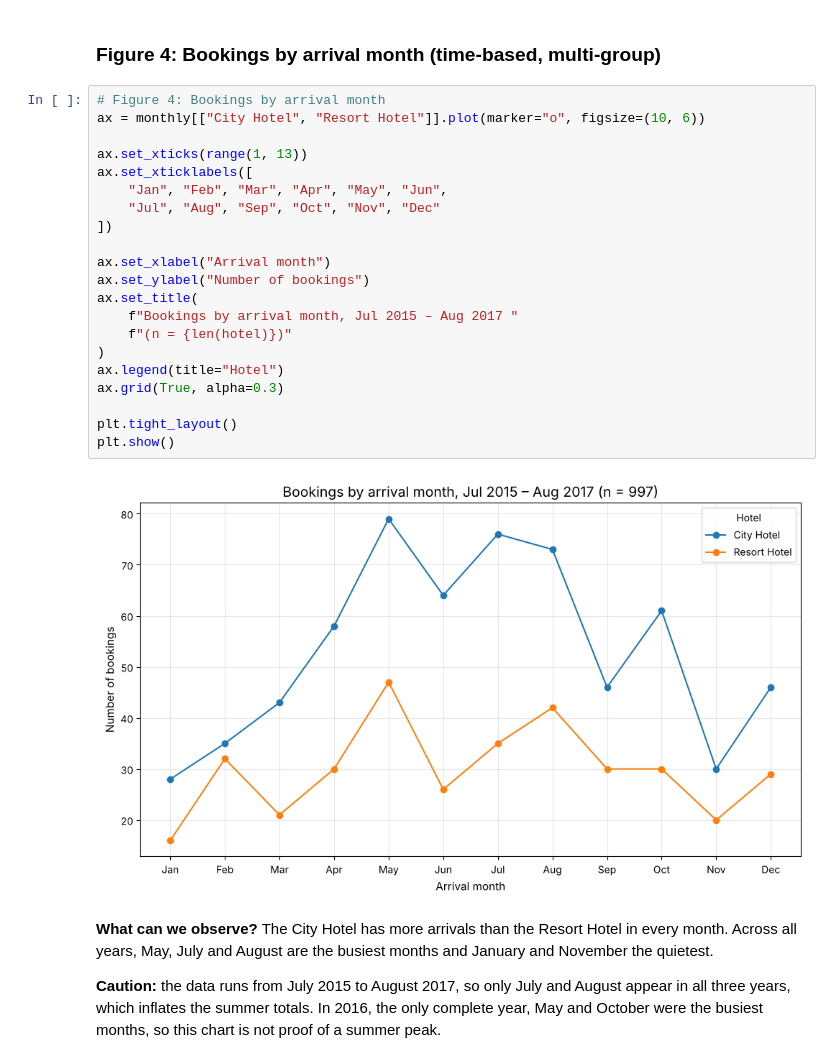
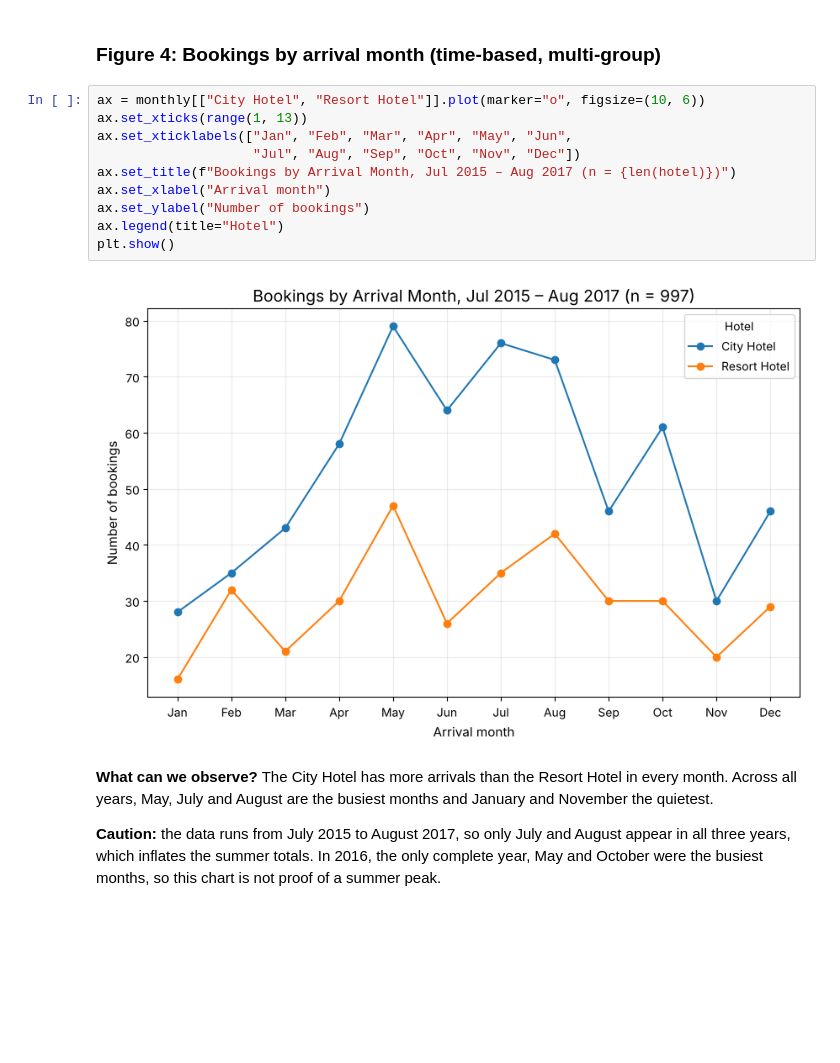
Before and after one commit to Acidburn07/hotel-booking-data-analysis, a Jupyter notebook: notebooks/Hotel_Booking_Final_Project.ipynb, the cells around one changed output. Saved outputs shown, nothing was run; the diff lists cells and outputs as text; blank space fills up the shorter version.

```diff
--- a/notebooks/Hotel_Booking_Final_Project.ipynb
+++ b/notebooks/Hotel_Booking_Final_Project.ipynb
@@ -692,28 +687,17 @@ plt.show()
 # %% [markdown]
 ### Figure 4: Bookings by arrival month (time-based, multi-group)
 # %%
-# Figure 4: Bookings by arrival month
 ax = monthly[["City Hotel", "Resort Hotel"]].plot(marker="o", figsize=(10, 6))
-
 ax.set_xticks(range(1, 13))
-ax.set_xticklabels([
-    "Jan", "Feb", "Mar", "Apr", "May", "Jun",
-    "Jul", "Aug", "Sep", "Oct", "Nov", "Dec"
-])
-
+ax.set_xticklabels(["Jan", "Feb", "Mar", "Apr", "May", "Jun",
+                    "Jul", "Aug", "Sep", "Oct", "Nov", "Dec"])
+ax.set_title(f"Bookings by Arrival Month, Jul 2015 – Aug 2017 (n = {len(hotel)})")
 ax.set_xlabel("Arrival month")
 ax.set_ylabel("Number of bookings")
-ax.set_title(
-    f"Bookings by arrival month, Jul 2015 – Aug 2017 "
-    f"(n = {len(hotel)})"
-)
 ax.legend(title="Hotel")
-ax.grid(True, alpha=0.3)
-
-plt.tight_layout()
 plt.show()
 # %% [output]
-[figure, old version]
+[figure, new version]
 # %% [markdown]
 **What can we observe?** The City Hotel has more arrivals than the Resort Hotel in every month. Across all years, May, July and August are the busiest months and January and November the quietest.
 
```
Also changed, not shown: parts of 17 cells of this notebook, 2 other files.
